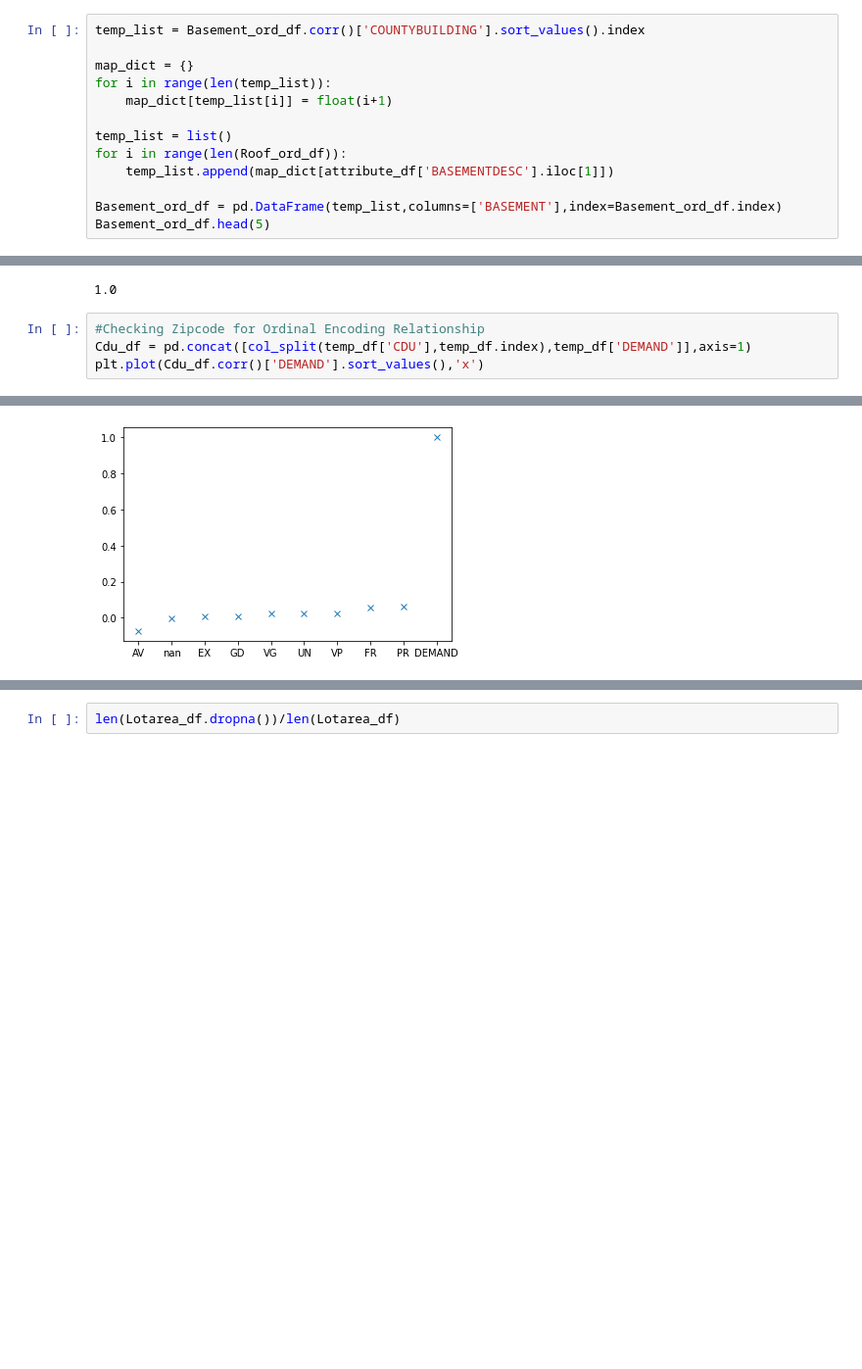
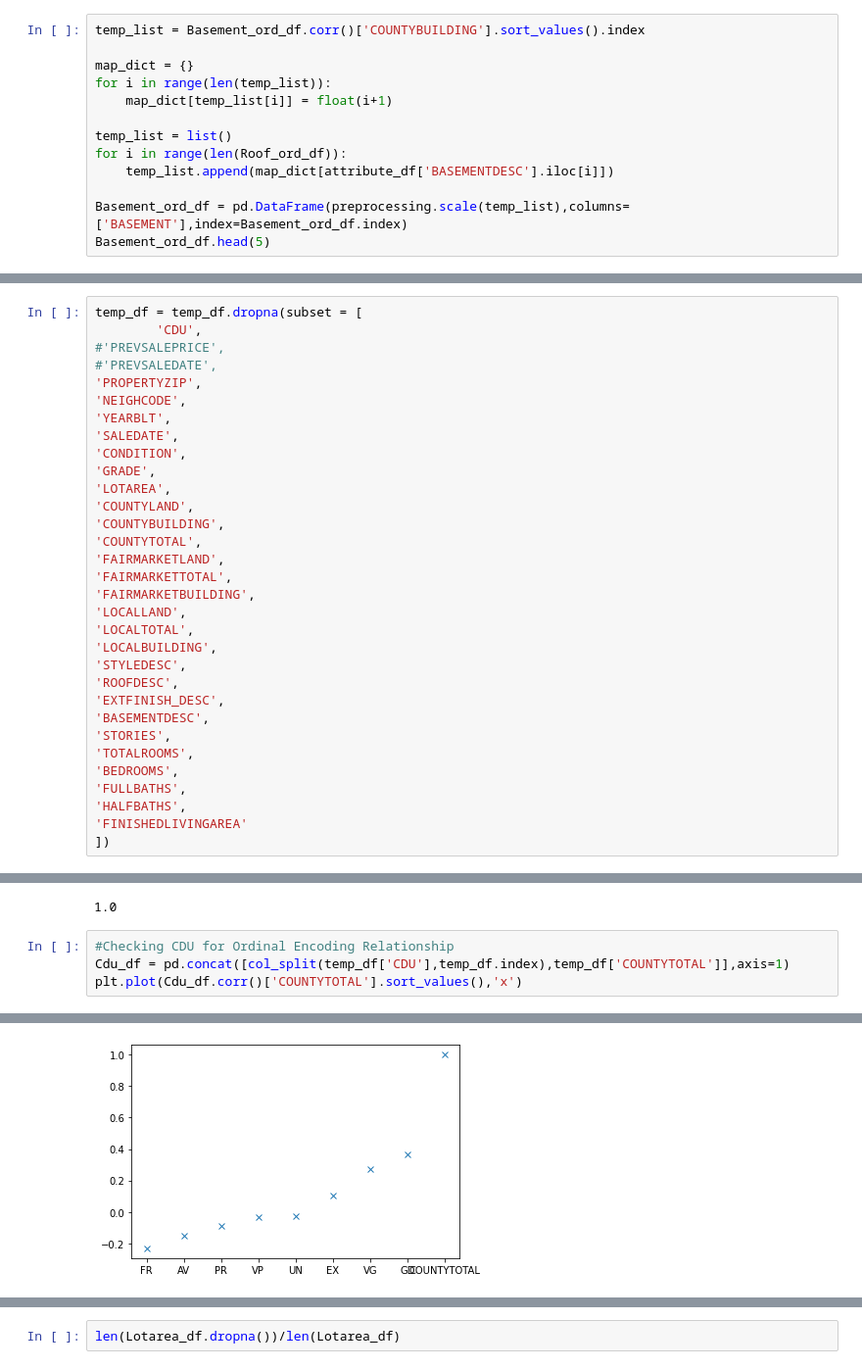
Before and after one commit to wonch002/Home-Value-Prediction, a Jupyter notebook: notebooks/ACPA_EDA_AND_CLEAN.ipynb, the cells around one changed output, grey strips where cells are left out. Shown at 98% size. Cells and saved outputs as stored; diff of their text form; blank space fills up the shorter version.

```diff
--- a/notebooks/ACPA_EDA_AND_CLEAN.ipynb
+++ b/notebooks/ACPA_EDA_AND_CLEAN.ipynb
@@ -2549,9 +2613,9 @@ for i in range(len(temp_list)):
 
 temp_list = list()
 for i in range(len(Roof_ord_df)):
-    temp_list.append(map_dict[attribute_df['BASEMENTDESC'].iloc[1]])
+    temp_list.append(map_dict[attribute_df['BASEMENTDESC'].iloc[i]])
 
-Basement_ord_df = pd.DataFrame(temp_list,columns=['BASEMENT'],index=Basement_ord_df.index)
+Basement_ord_df = pd.DataFrame(preprocessing.scale(temp_list),columns=['BASEMENT'],index=Basement_ord_df.index)
 Basement_ord_df.head(5)
 # %% [output]
 |  | BASEMENT |
@@ -2621,2 +2703,34 @@ temp_df = bounded_df.loc[list(output_attord_df.index)]
+# %%
+temp_df = temp_df.dropna(subset = [
+        'CDU',
+#'PREVSALEPRICE',
+#'PREVSALEDATE',
+'PROPERTYZIP',
+'NEIGHCODE',
+'YEARBLT',
+'SALEDATE',
+'CONDITION',
+'GRADE',
+'LOTAREA',
+'COUNTYLAND',
+'COUNTYBUILDING',
+'COUNTYTOTAL',
+'FAIRMARKETLAND',
+'FAIRMARKETTOTAL',
+'FAIRMARKETBUILDING',
+'LOCALLAND',
+'LOCALTOTAL',
+'LOCALBUILDING',
+'STYLEDESC',
+'ROOFDESC',
+'EXTFINISH_DESC',
+'BASEMENTDESC',
+'STORIES',
+'TOTALROOMS',
+'BEDROOMS',
+'FULLBATHS',
+'HALFBATHS',
+'FINISHEDLIVINGAREA'
+])
 # %%
 #Checking Zipcode for Ordinal Encoding Relationship
@@ -2700,10 +2930,10 @@ len(Grade_df.dropna())/len(Grade_df)
 # %% [output]
 1.0
 # %%
-#Checking Zipcode for Ordinal Encoding Relationship
-Cdu_df = pd.concat([col_split(temp_df['CDU'],temp_df.index),temp_df['DEMAND']],axis=1)
-plt.plot(Cdu_df.corr()['DEMAND'].sort_values(),'x')
+#Checking CDU for Ordinal Encoding Relationship
+Cdu_df = pd.concat([col_split(temp_df['CDU'],temp_df.index),temp_df['COUNTYTOTAL']],axis=1)
+plt.plot(Cdu_df.corr()['COUNTYTOTAL'].sort_values(),'x')
 # %% [output]
 [<matplotlib.lines.Line2D at 0x...>]
-[figure, old version]
+[figure, new version]
 # %%
```
Also changed, not shown: parts of 37 cells of this notebook, 1 other file.
